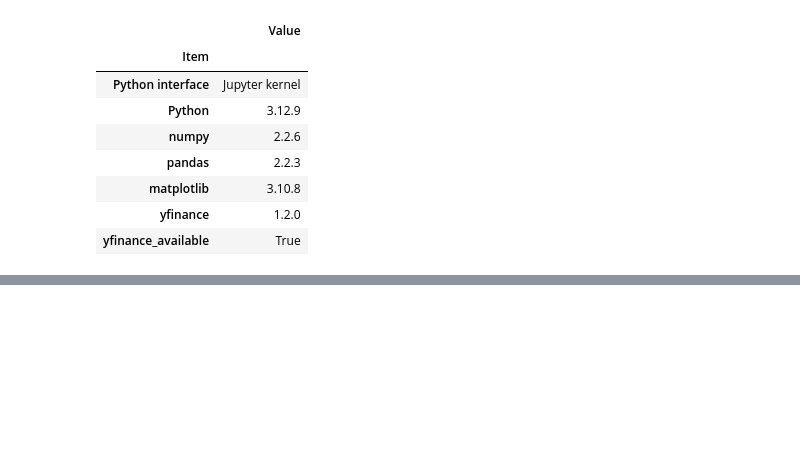
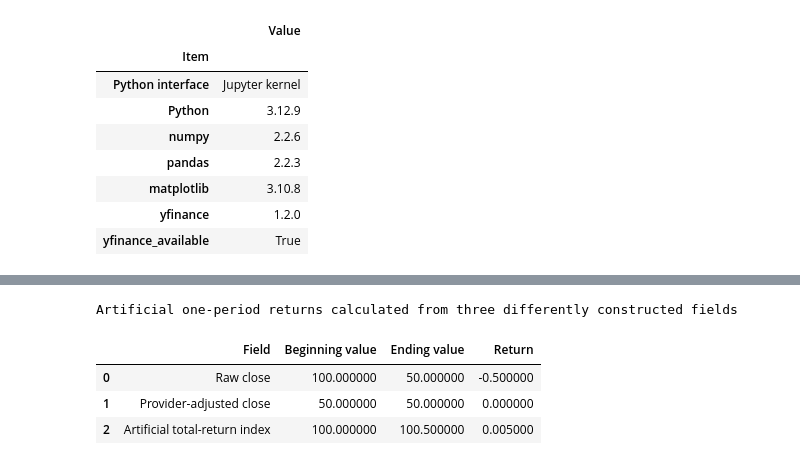
Before and after one commit to KennethWYLee/FinTech, a Jupyter notebook: course/02/week2_main.ipynb, the cells around one changed output, grey strips where cells are left out. Drawn from its saved outputs; the diff is of its cells as text; code cells hidden in the pictures; blank space fills up the shorter version.

```diff
--- a/course/02/week2_main.ipynb
+++ b/course/02/week2_main.ipynb
@@ -1624,0 +552,19 @@ Both boundaries of the real target range rise by 0.25 percentage point, which is
+# %%
+field_comparison = pd.DataFrame(
+    {
+        "Field": ["Raw close", "Provider-adjusted close", "Artificial total-return index"],
+        "Beginning value": [100.0, 50.0, 100.0],
+        "Ending value": [50.0, 50.0, 100.5],
+    }
+)
+field_comparison["Return"] = (
+    field_comparison["Ending value"] / field_comparison["Beginning value"] - 1
+)
+display(field_comparison.style.set_caption("Artificial one-period returns calculated from three differently constructed fields"))
+assert np.allclose(field_comparison["Return"], [-0.50, 0.0, 0.005])
+# %% [output]
+Artificial one-period returns calculated from three differently constructed fields
+|  | Field | Beginning value | Ending value | Return |
+| 0 | Raw close | 100.000000 | 50.000000 | -0.500000 |
+| 1 | Provider-adjusted close | 50.000000 | 50.000000 | 0.000000 |
+| 2 | Artificial total-return index | 100.000000 | 100.500000 | 0.005000 |
```
Also changed, not shown: parts of 125 cells of this notebook.
